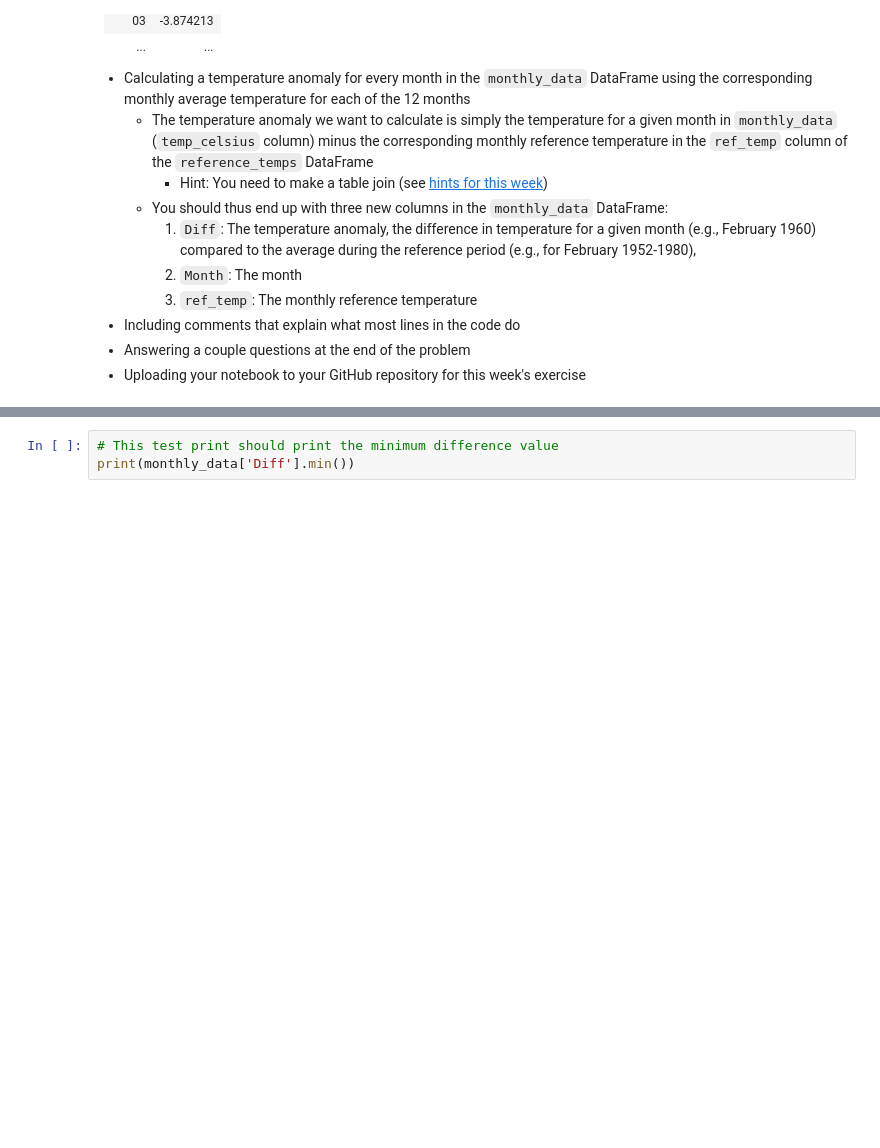
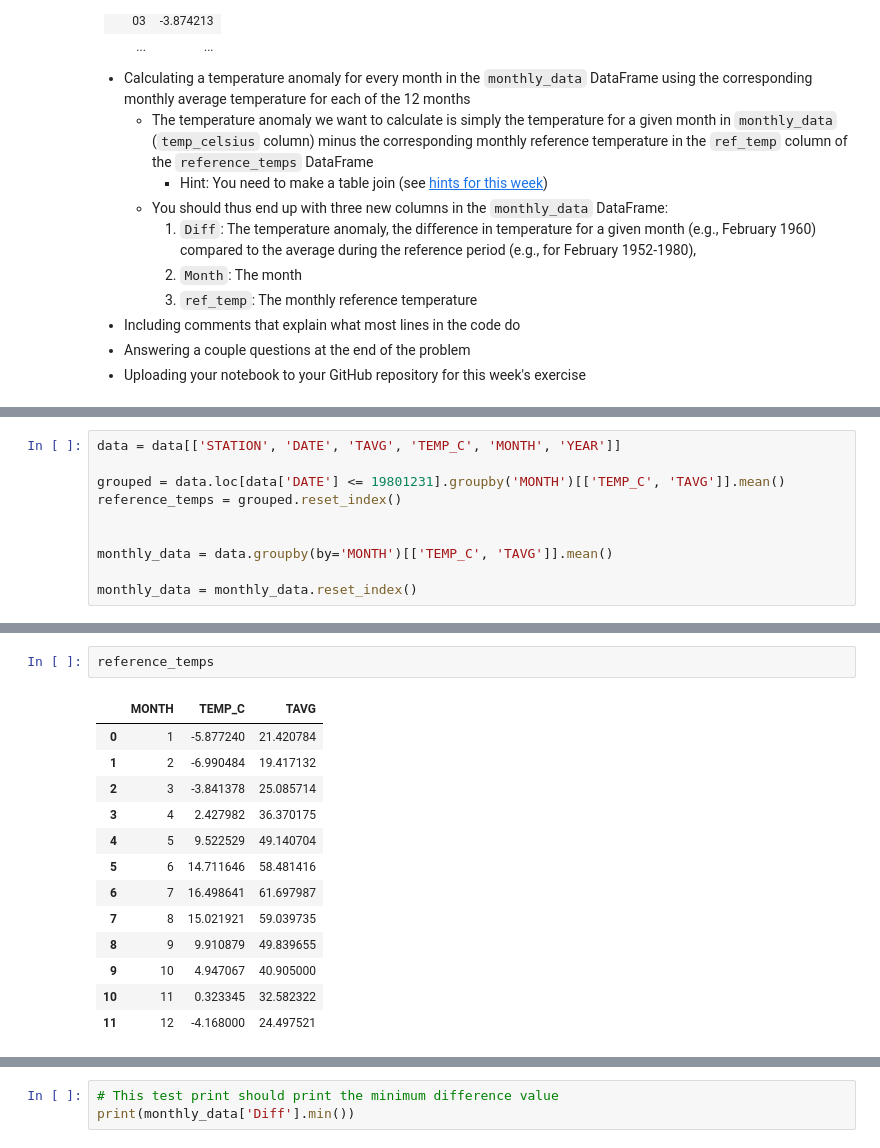
Before and after one commit to FinnP0611/Exercise-6-Finn, a Jupyter notebook: Exercise-6-problems-1-3.ipynb, the cells around one changed output, grey strips where cells are left out. Saved outputs shown, nothing was run; the diff lists cells and outputs as text; blank space fills up the shorter version.

Commit message:
weiter bis vor table join

```diff
--- a/Exercise-6-problems-1-3.ipynb
+++ b/Exercise-6-problems-1-3.ipynb
@@ -294,0 +299,10 @@ raise NotImplementedError()
+# %%
+data = data[['STATION', 'DATE', 'TAVG', 'TEMP_C', 'MONTH', 'YEAR']]
+
+grouped = data.loc[data['DATE'] <= 19801231].groupby('MONTH')[['TEMP_C', 'TAVG']].mean()
+reference_temps = grouped.reset_index()
+
+
+monthly_data = data.groupby(by='MONTH')[['TEMP_C', 'TAVG']].mean()
+
+monthly_data = monthly_data.reset_index()
@@ -295,3 +325,19 @@ raise NotImplementedError()
+# %%
+reference_temps
+# %% [output]
+|  | MONTH | TEMP_C | TAVG |
+| 0 | 1 | -5.877240 | 21.420784 |
+| 1 | 2 | -6.990484 | 19.417132 |
+| 2 | 3 | -3.841378 | 25.085714 |
+| 3 | 4 | 2.427982 | 36.370175 |
+| 4 | 5 | 9.522529 | 49.140704 |
+| 5 | 6 | 14.711646 | 58.481416 |
+| 6 | 7 | 16.498641 | 61.697987 |
+| 7 | 8 | 15.021921 | 59.039735 |
+| 8 | 9 | 9.910879 | 49.839655 |
+| 9 | 10 | 4.947067 | 40.905000 |
+| 10 | 11 | 0.323345 | 32.582322 |
+| 11 | 12 | -4.168000 | 24.497521 |
 # %%
 # Let's confirm that we have the data
 print(monthly_data.head())
```
Also changed, not shown: parts of 9 cells of this notebook.
